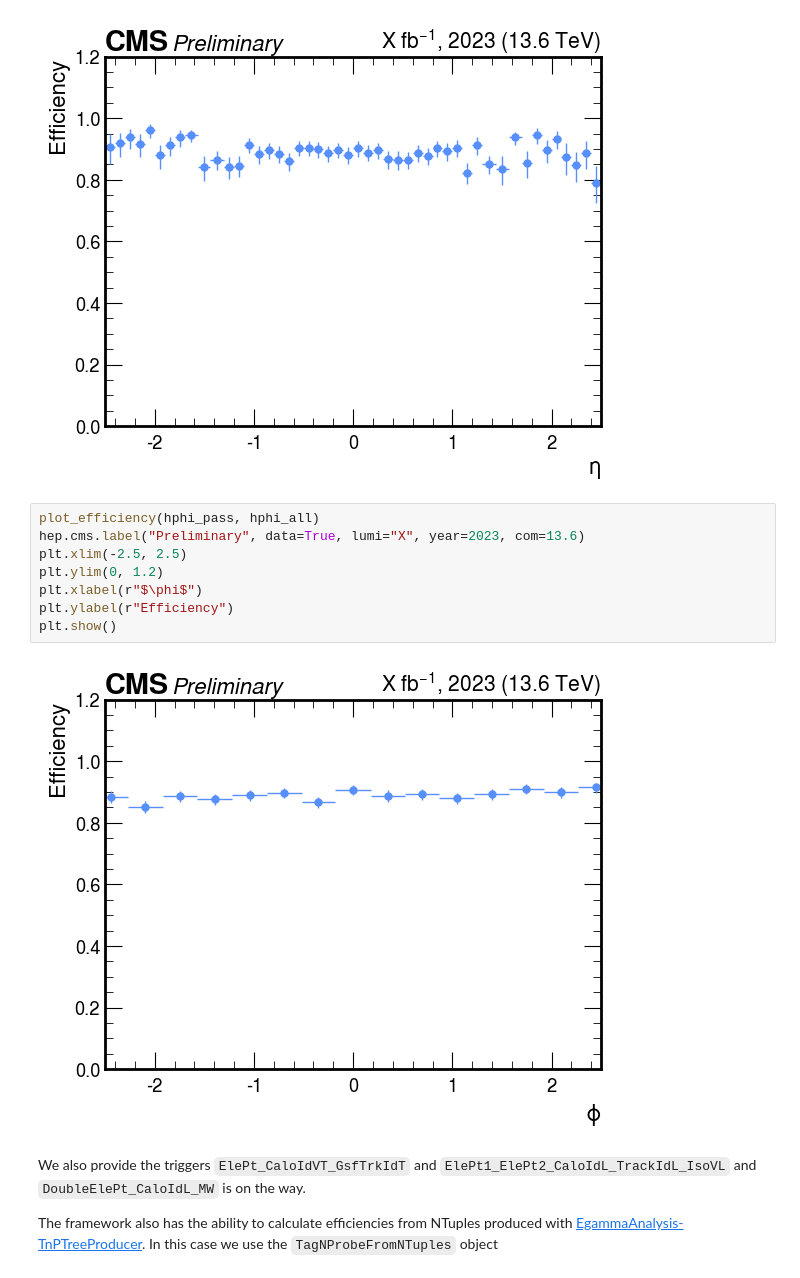
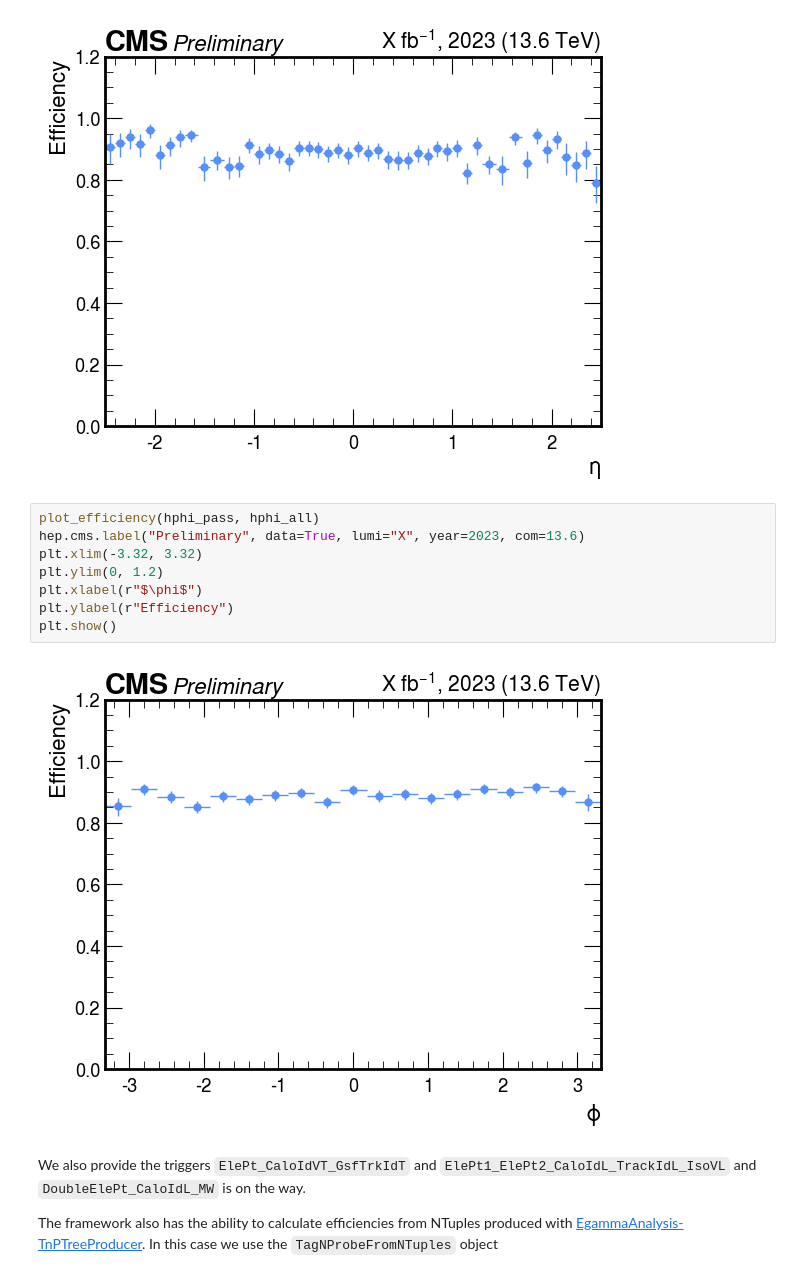
Before and after one commit to iasonkrom/egamma-tnp, a Jupyter notebook: notebooks/egamma_meeting.ipynb, the cells around one changed output. Saved outputs shown, nothing was run; the diff lists cells and outputs as text.

```diff
--- a/notebooks/egamma_meeting.ipynb
+++ b/notebooks/egamma_meeting.ipynb
@@ -289,13 +321,13 @@ plt.show()
 # %%
 plot_efficiency(hphi_pass, hphi_all)
 hep.cms.label("Preliminary", data=True, lumi="X", year=2023, com=13.6)
-plt.xlim(-2.5, 2.5)
+plt.xlim(-3.32, 3.32)
 plt.ylim(0, 1.2)
 plt.xlabel(r"$\phi$")
 plt.ylabel(r"Efficiency")
 plt.show()
 # %% [output]
-[figure, old version]
+[figure, new version]
 # %% [markdown]
 We also provide the triggers `ElePt_CaloIdVT_GsfTrkIdT` and `ElePt1_ElePt2_CaloIdL_TrackIdL_IsoVL` and `DoubleElePt_CaloIdL_MW` is on the way.
 
```
Also changed, not shown: parts of 20 cells of this notebook.
